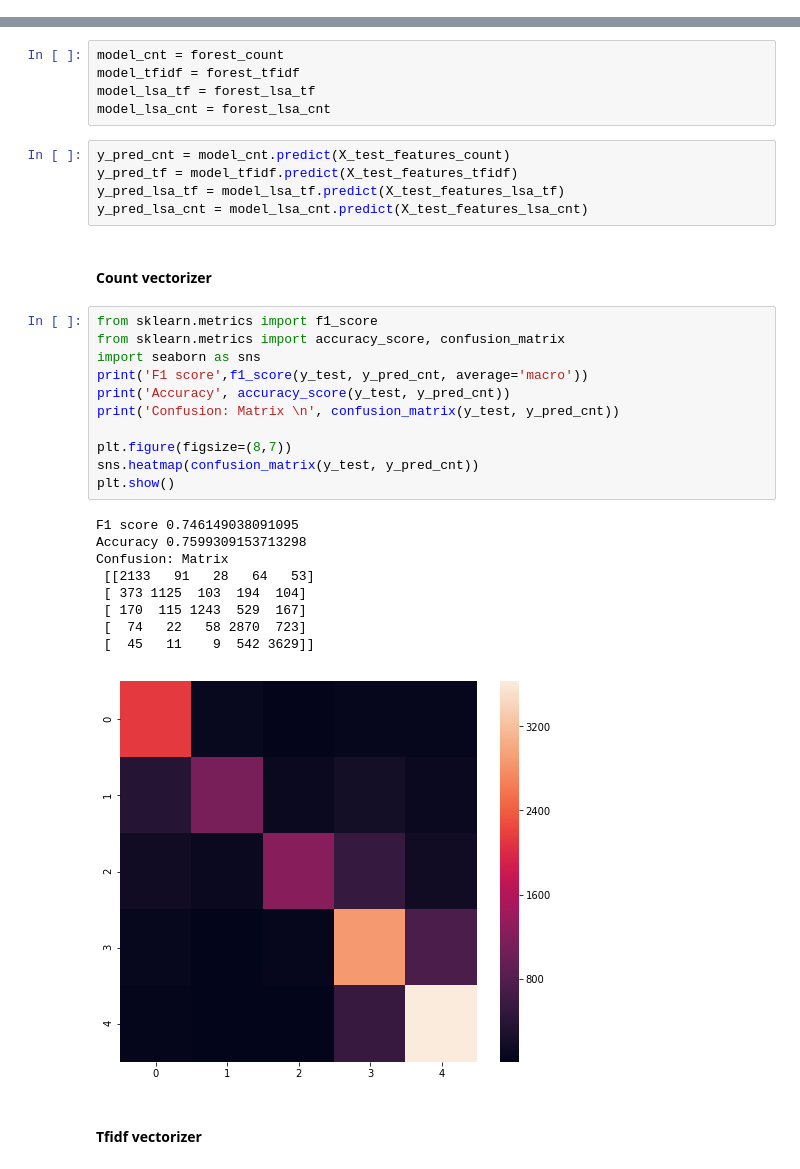
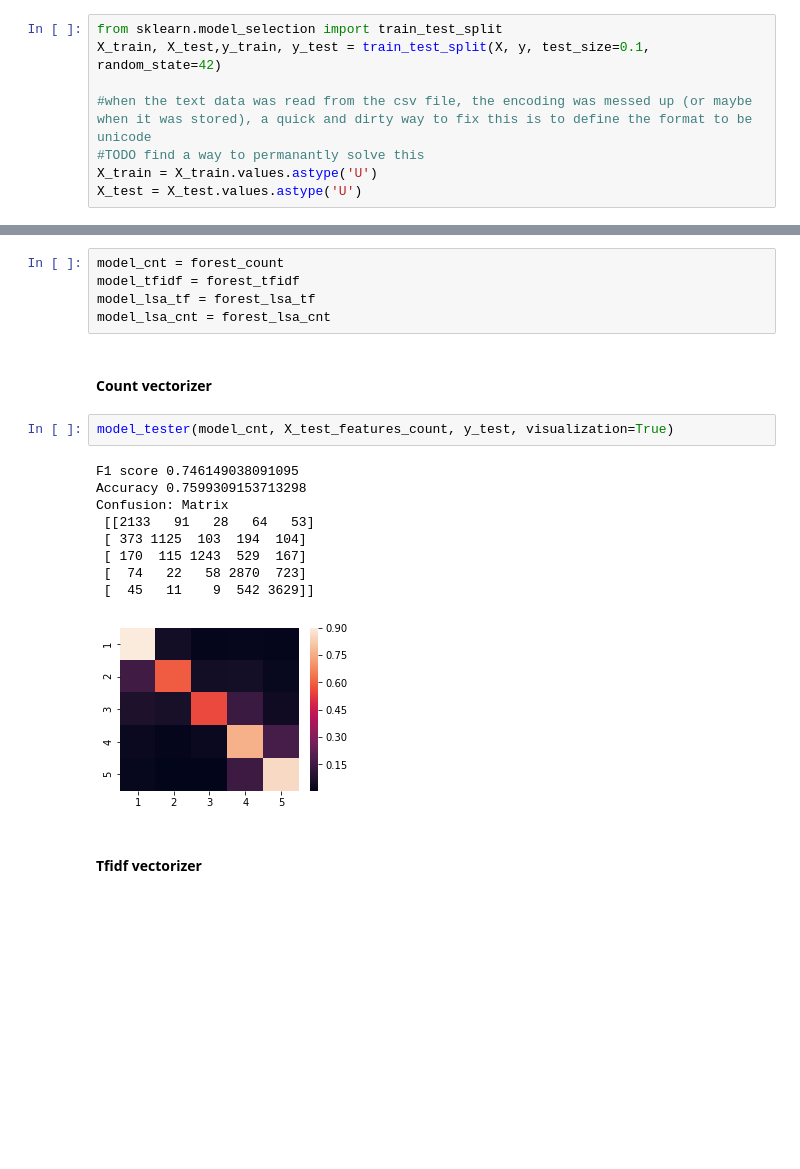
Before and after one commit to XC-Li/Yelp_review_sentiment_modeling, a Jupyter notebook: bag_of_words_model_v2.ipynb, the cells around one changed output, grey strips where cells are left out. Saved outputs shown, nothing was run; the diff lists cells and outputs as text; blank space fills up the shorter version.

```diff
--- a/bag_of_words_model_v2.ipynb
+++ b/bag_of_words_model_v2.ipynb
@@ -150,3 +148,11 @@ X_train, X_test,y_train, y_test = train_test_split(X, y, test_size=0.1, random_s
+# %%
+from sklearn.model_selection import train_test_split
+X_train, X_test,y_train, y_test = train_test_split(X, y, test_size=0.1, random_state=42)
+
+#when the text data was read from the csv file, the encoding was messed up (or maybe when it was stored), a quick and dirty way to fix this is to define the format to be unicode
+#TODO find a way to permanantly solve this
+X_train = X_train.values.astype('U')
+X_test = X_test.values.astype('U')
 # %% [markdown]
 ## Bag of words model
 # %% [markdown]
@@ -228,33 +233,19 @@ model_cnt = forest_count
 model_tfidf = forest_tfidf
 model_lsa_tf = forest_lsa_tf
 model_lsa_cnt = forest_lsa_cnt
-# %%
-y_pred_cnt = model_cnt.predict(X_test_features_count)
-y_pred_tf = model_tfidf.predict(X_test_features_tfidf)
-y_pred_lsa_tf = model_lsa_tf.predict(X_test_features_lsa_tf)
-y_pred_lsa_cnt = model_lsa_cnt.predict(X_test_features_lsa_cnt)
 # %% [markdown]
 #### Count vectorizer
-# %%
-from sklearn.metrics import f1_score
-from sklearn.metrics import accuracy_score, confusion_matrix
-import seaborn as sns
-print('F1 score',f1_score(y_test, y_pred_cnt, average='macro'))
-print('Accuracy', accuracy_score(y_test, y_pred_cnt))
-print('Confusion: Matrix \n', confusion_matrix(y_test, y_pred_cnt))
-
-plt.figure(figsize=(8,7))
-sns.heatmap(confusion_matrix(y_test, y_pred_cnt))
-plt.show()
-# %% [output]
-F1 score 0.746149038091095
-Accuracy 0.7599309153713298
-Confusion: Matrix
- [[2133   91   28   64   53]
- [ 373 1125  103  194  104]
- [ 170  115 1243  529  167]
- [  74   22   58 2870  723]
- [  45   11    9  542 3629]]
-[figure, removed]
+# %%
+model_tester(model_cnt, X_test_features_count, y_test, visualization=True)
+# %% [output]
+F1 score 0.746149038091095
+Accuracy 0.7599309153713298
+Confusion: Matrix
+ [[2133   91   28   64   53]
+ [ 373 1125  103  194  104]
+ [ 170  115 1243  529  167]
+ [  74   22   58 2870  723]
+ [  45   11    9  542 3629]]
+[figure, added]
 # %% [markdown]
 #### Tfidf vectorizer
```
Also changed, not shown: parts of 28 cells of this notebook.
